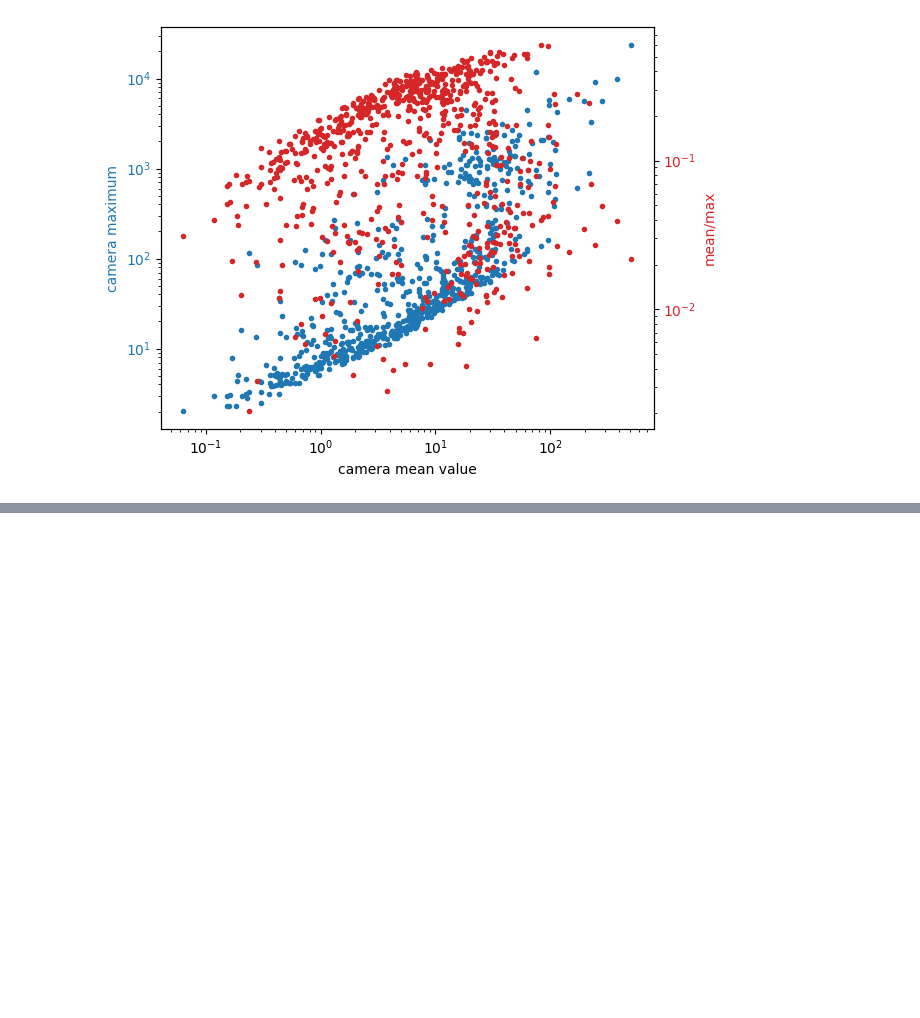
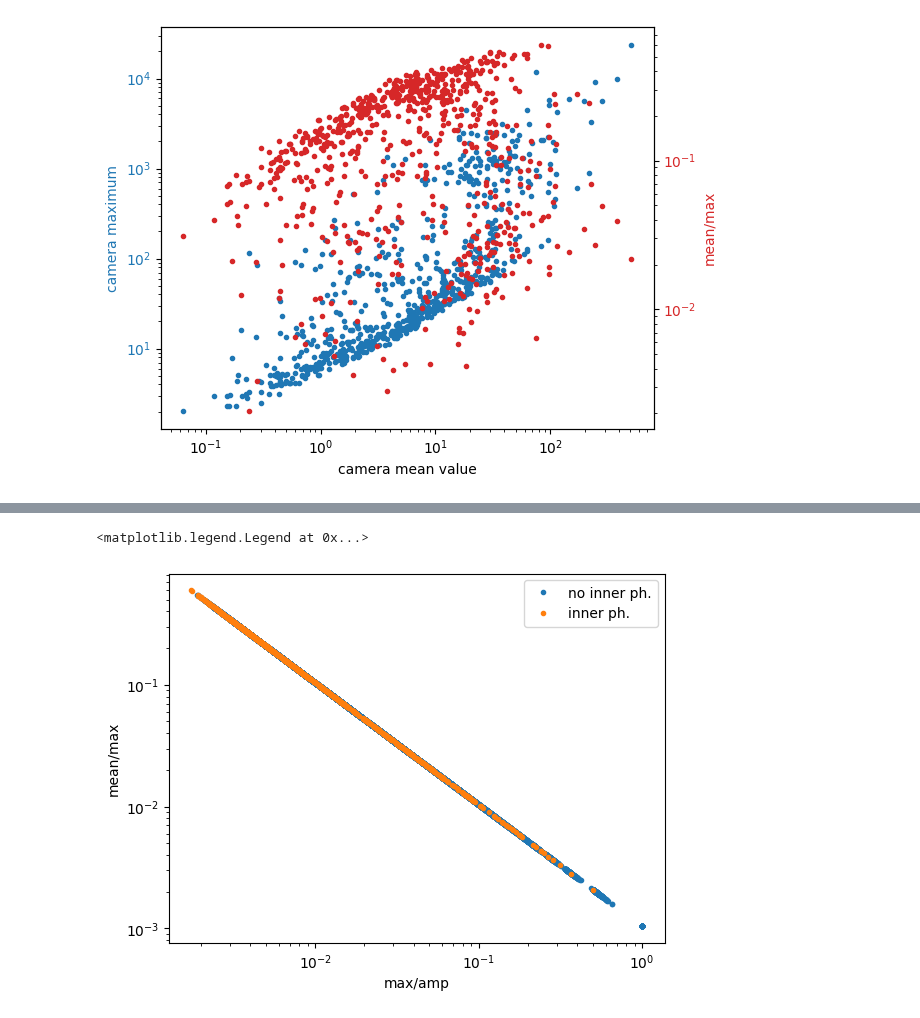
Before and after one commit to chiappo98/blinded_cameras, a Jupyter notebook: blind_preprocessing.ipynb, the cells around one changed output, grey strips where cells are left out. Saved outputs shown, nothing was run; the diff lists cells and outputs as text; code cells hidden in the pictures; blank space fills up the shorter version.

```diff
--- a/blind_preprocessing.ipynb
+++ b/blind_preprocessing.ipynb
@@ -216,0 +245,12 @@ plt.show()
+# %%
+plt.plot(all_ratio, all_ratio_mean, '.', label='no inner ph.')
+plt.plot(ratio, ratio_mean, '.', label='inner ph.')
+
+plt.yscale('log')
+plt.xscale('log')
+plt.xlabel('max/amp')
+plt.ylabel('mean/max')
+plt.legend()
+# %% [output]
+<matplotlib.legend.Legend at 0x...>
+[figure, added]
```
Also changed, not shown: parts of 13 cells of this notebook, 1 other file.
